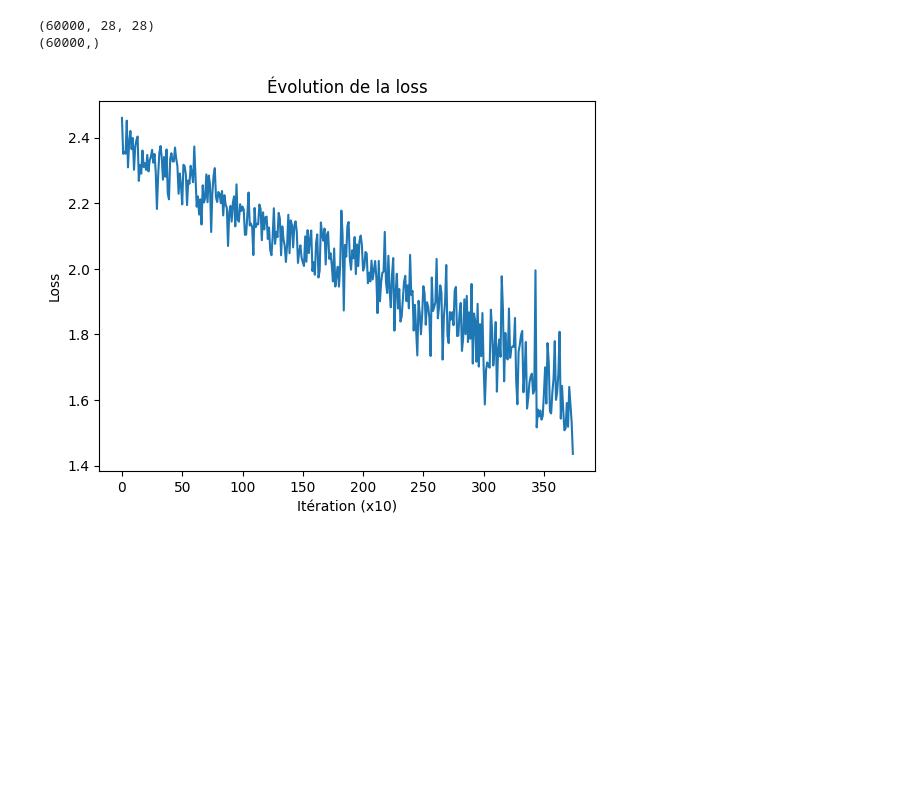
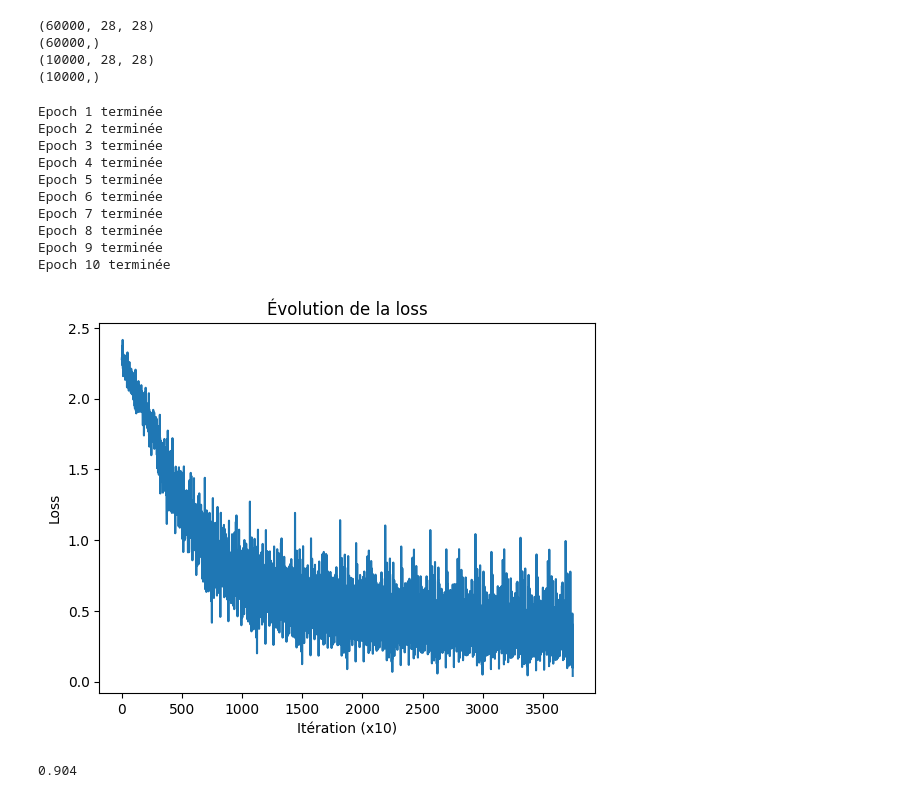
Before and after one commit to ambroise-lb/Hand-Made-Neural-Net, a Jupyter notebook: handMadeNN2.ipynb, the cells around one changed output. Saved outputs shown, nothing was run; the diff lists cells and outputs as text; code cells hidden in the pictures; blank space fills up the shorter version.

Commit message:
Add the part with test and complete epoch traitement

```diff
--- a/handMadeNN2.ipynb
+++ b/handMadeNN2.ipynb
@@ -7,11 +9,15 @@ from tensorflow.keras.datasets import mnist
 
 (X_train, y_train), (X_test, y_test) = mnist.load_data()
 
-print(X_train.shape)  # (60000, 28, 28)
-print(y_train.shape)  # (60000,)
+print(X_train.shape)
+print(y_train.shape)
+print(X_test.shape)
+print(y_test.shape)
 # %% [output]
 (60000, 28, 28)
 (60000,)
+(10000, 28, 28)
+(10000,)
 # %%
 def FullyConnectedLayer(W, x, b):
   j = W @ x + b
@@ -87,7 +93,9 @@ def maj_b(gradient_b, b, n):
   return(b)
 # %%
 batch_size = 32
-for i in range(0, len(X_train), batch_size):
+n_epochs = 10
+for epoch in range(n_epochs):
+ for i in range(0, len(X_train), batch_size):
   x = X_train[i:i+batch_size].reshape(-1, 784).T / 255
   y = y_train[i:i+batch_size]
   LayerProduction["x"] = x.copy()
@@ -103,8 +111,6 @@ for i in range(0, len(X_train), batch_size):
   LayerProduction["FC1_Result"] = FC1.copy()
   Soft = softmax(FC1)
   y_pred = Soft
-
-  #fin du foreward
 
   Gra1 = Gradient_1(y, y_pred)
   Gra2 = Gradient2(ReLU1, Gra1)
@@ -112,31 +118,70 @@ for i in range(0, len(X_train), batch_size):
   Gra4 = Gradient4(ReLU2, Gra3)
   Gra5 = Gradient5(FC3, Gra3, W_FCLayer2)
   Gra6 = Gradient6(x, Gra5)
 
   maj_b_FC3 = maj_b(Gra6[1],b_FCLayer3, 0.001)
   maj_W_FC3 = maj_W(Gra6[0],W_FCLayer3, 0.001)
 
   maj_b_FC2 = maj_b(Gra4[1],b_FCLayer2, 0.001)
   maj_W_FC2 = maj_W(Gra4[0],W_FCLayer2, 0.001)
 
   maj_b_FC1 = maj_b(Gra2[1],b_FCLayer1, 0.001)
   maj_W_FC1 = maj_W(Gra2[0],W_FCLayer1, 0.001)
 
   b_FCLayer3 = maj_b_FC3
   W_FCLayer3 = maj_W_FC3
   b_FCLayer2 = maj_b_FC2
   W_FCLayer2 = maj_W_FC2
   b_FCLayer1 = maj_b_FC1
   W_FCLayer1 = maj_W_FC1
 
   if i % 10 == 0:
     L = Loss(y_pred,y)
     LossStock.append(L)
+ print(f"Epoch {epoch+1} terminée")
 
 plt.plot(LossStock)
 plt.xlabel("Itération (x10)")
 plt.ylabel("Loss")
 plt.title("Évolution de la loss")
 plt.show()
 # %% [output]
+Epoch 1 terminée
+Epoch 2 terminée
+Epoch 3 terminée
+Epoch 4 terminée
+Epoch 5 terminée
+Epoch 6 terminée
+Epoch 7 terminée
+Epoch 8 terminée
+Epoch 9 terminée
+Epoch 10 terminée
-[figure, old version]
+[figure, new version]
+# %%
+batch_size = 32
+
+for i in range(0, len(X_test), batch_size):
+  x = X_test[i:i+batch_size].reshape(-1, 784).T / 255
+  y = y_test[i:i+batch_size]
+  LayerProduction["x"] = x.copy()
+  FC3 = FullyConnectedLayer(W_FCLayer3, x, b_FCLayer3)
+  LayerProduction["FC3_Result"] = FC3.copy()
+  ReLU2 = ReLULayer(FC3)
+  LayerProduction["ReLU2_Result"] = ReLU2.copy()
+  FC2 = FullyConnectedLayer(W_FCLayer2, ReLU2, b_FCLayer2)
+  LayerProduction["FC2_Result"] = FC2.copy()
+  ReLU1 = ReLULayer(FC2)
+  LayerProduction["ReLU1_Result"] = ReLU1.copy()
+  FC1 = FullyConnectedLayer(W_FCLayer1, ReLU1, b_FCLayer1)
+  LayerProduction["FC1_Result"] = FC1.copy()
+  Soft = softmax(FC1)
+  y_pred = Soft
+
+  pred_class = np.argmax(Soft, axis=0)
+  Evaluation["Success"] += np.sum(pred_class == y)
+  Evaluation["Error"] += np.sum(pred_class != y)
+
+accuracy = Evaluation["Success"] / (Evaluation["Success"] + Evaluation["Error"])
+print(accuracy)
+# %% [output]
+0.904
```
Also changed, not shown: parts of 3 cells of this notebook.
